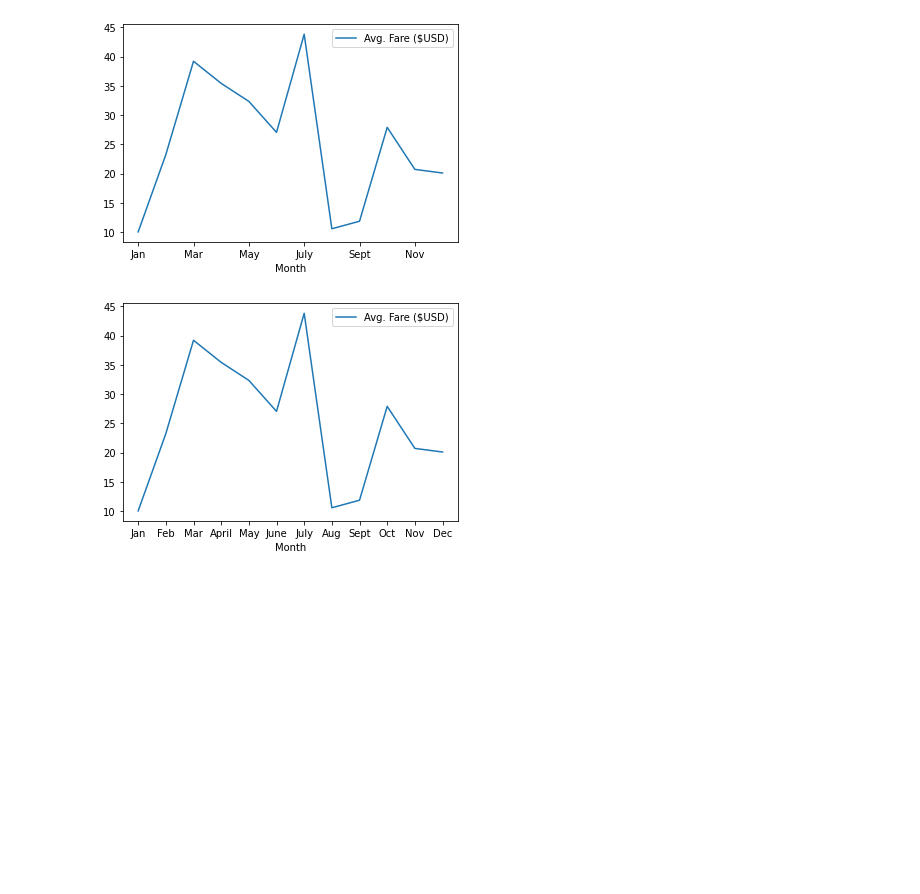
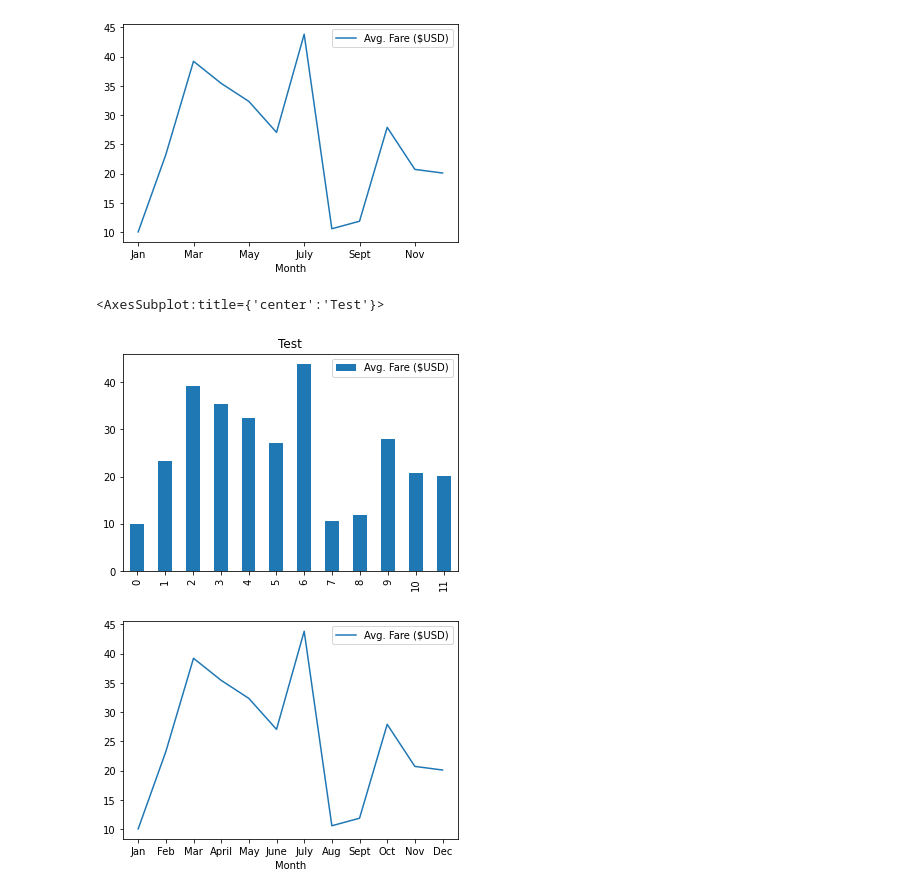
Before and after one commit to Tbrecke01/PyBer_Analysis, a Jupyter notebook: Graph Practice.ipynb, the cells around one changed output. Drawn from its saved outputs; the diff is of its cells as text; code cells hidden in the pictures; blank space fills up the shorter version.

```diff
--- a/Graph Practice.ipynb
+++ b/Graph Practice.ipynb
@@ -26,6 +26,11 @@ pyber_ride_df.plot(x="Month", y="Avg. Fare ($USD)")
 plt.show()
 # %% [output]
 [figure]
+# %%
+pyber_ride_df[["Month", "Avg. Fare ($USD)"]].plot(title = "Test", kind="bar")
+# %% [output]
+<AxesSubplot:title={'center':'Test'}>
+[figure, added]
 # %%
 # Set x-axis and tick locations.
 x_axis = np.arange(len(pyber_ride_df))
```
Also changed, not shown: 5 other files.
